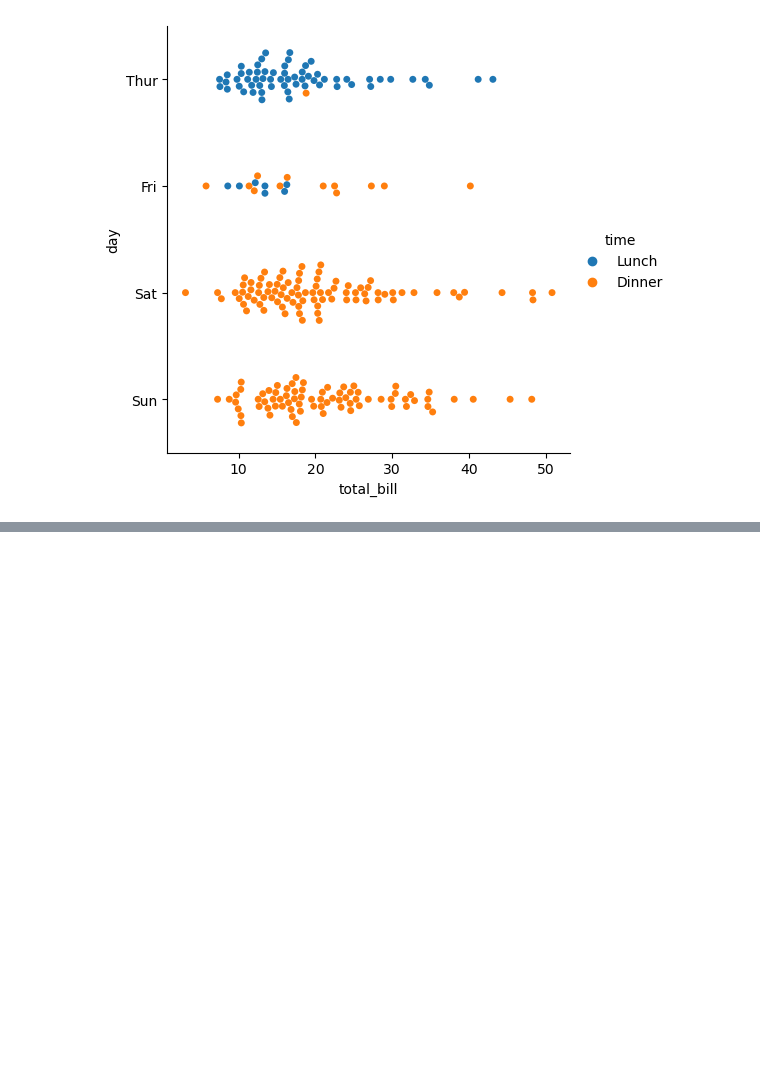
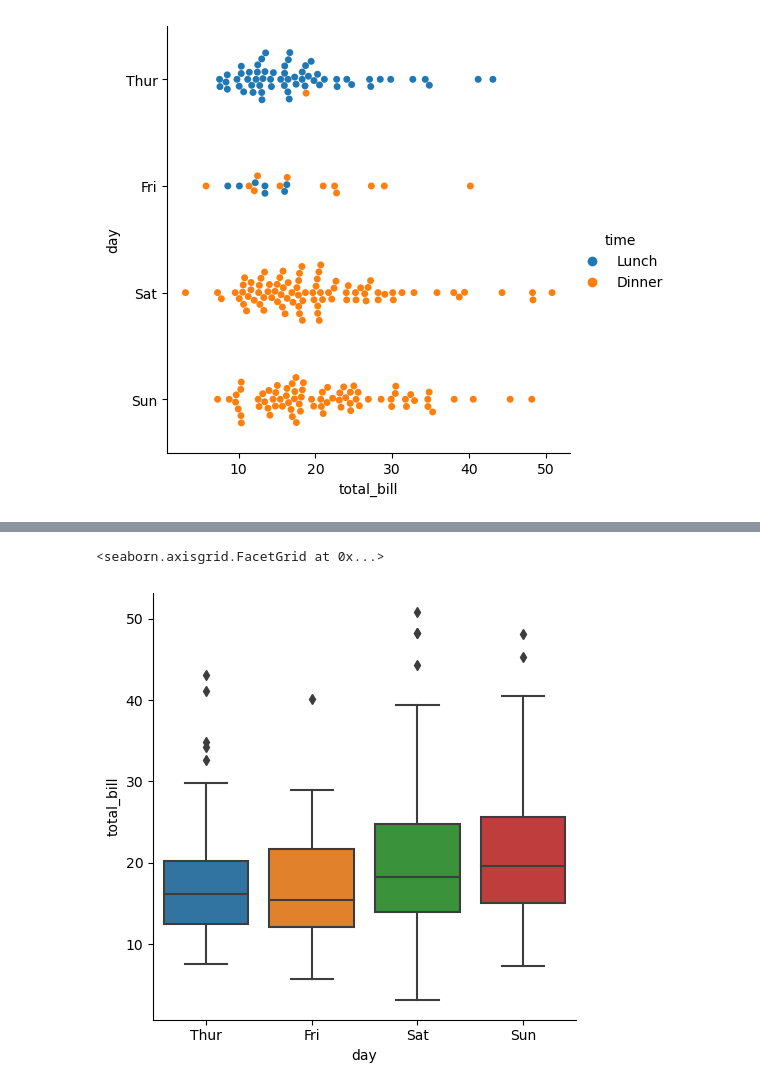
Before and after one commit to jhwn533/Pallet-Town, a Jupyter notebook: Seaborn_Tutorial/Visualizing categorical data.ipynb, the cells around one changed output, grey strips where cells are left out. Saved outputs shown, nothing was run; the diff lists cells and outputs as text; code cells hidden in the pictures; blank space fills up the shorter version.

Commit message:
Add code Visualizing categorical data.ipynb

```diff
--- a/Seaborn_Tutorial/Visualizing categorical data.ipynb
+++ b/Seaborn_Tutorial/Visualizing categorical data.ipynb
@@ -98,0 +108,5 @@ sns.catplot(data=tips, x="total_bill", y="day", hue="time", kind="swarm")
+# %%
+sns.catplot(data=tips, x="day", y="total_bill", kind="box")
+# %% [output]
+<seaborn.axisgrid.FacetGrid at 0x...>
+[figure, added]
```
Also changed, not shown: parts of 15 cells of this notebook.
